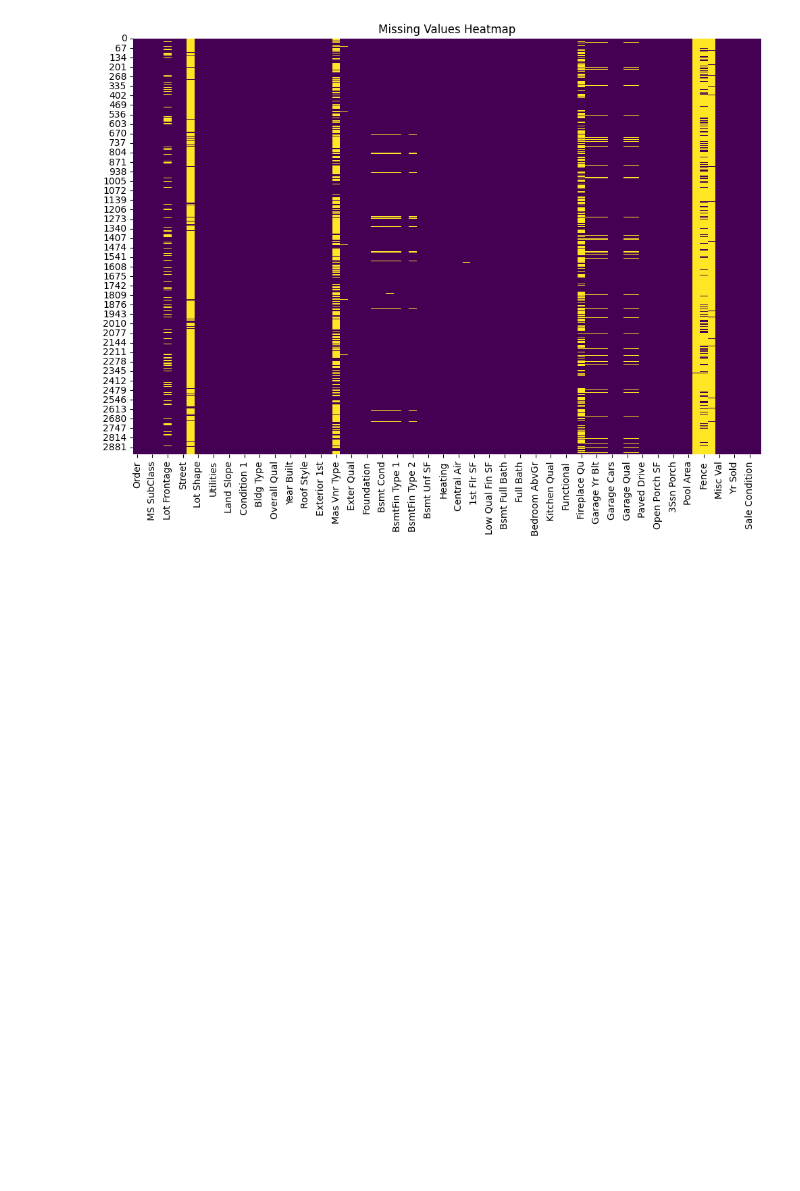
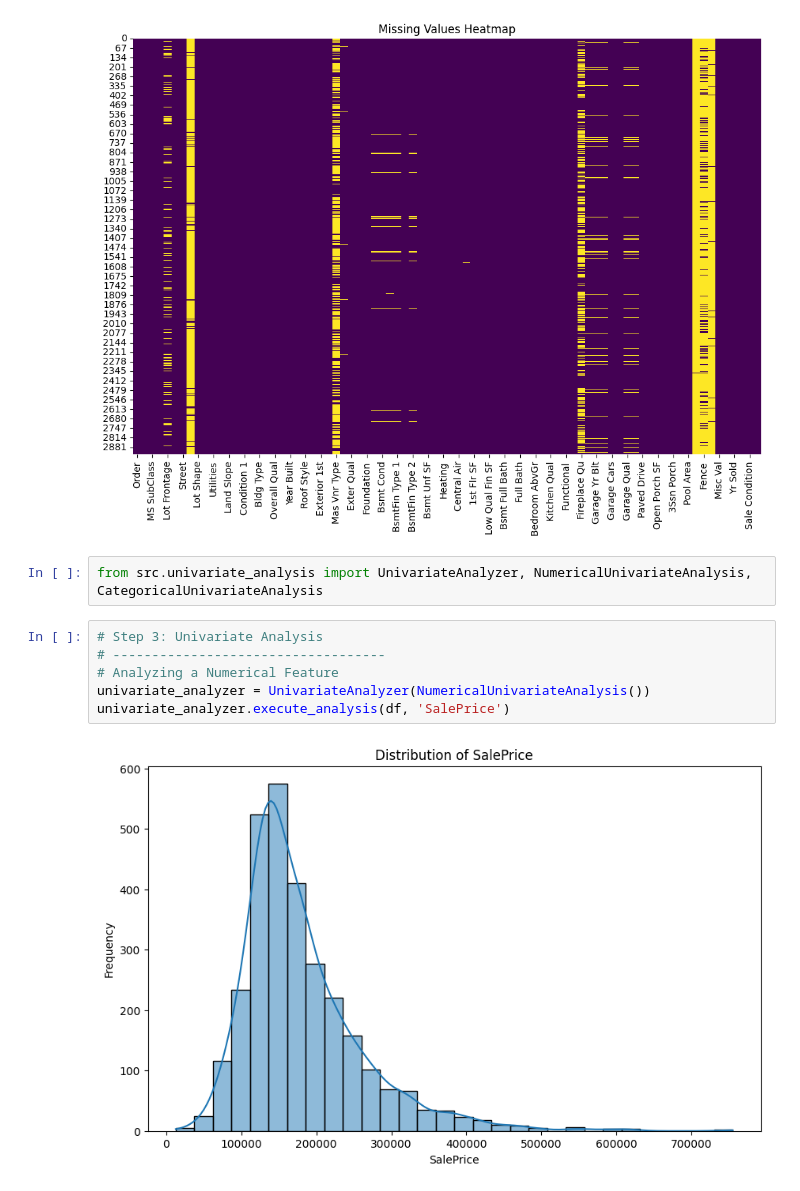
Before and after one commit to rax02/ene-ml-chasis, a Jupyter notebook: analysis/EDA.ipynb, the cells around one changed output. Cells and saved outputs as stored; diff of their text form; blank space fills up the shorter version.

Commit message:
variate correlation analysis

```diff
--- a/analysis/EDA.ipynb
+++ b/analysis/EDA.ipynb
@@ -86,3 +86,13 @@ dtype: int64
 
 Visualizing Missing Values...
 [figure]
+# %%
+from src.univariate_analysis import UnivariateAnalyzer, NumericalUnivariateAnalysis, CategoricalUnivariateAnalysis
+# %%
+# Step 3: Univariate Analysis
+# -----------------------------------
+# Analyzing a Numerical Feature
+univariate_analyzer = UnivariateAnalyzer(NumericalUnivariateAnalysis())
+univariate_analyzer.execute_analysis(df, 'SalePrice')
+# %% [output]
+[figure, added]
```
Also changed, not shown: parts of 6 cells of this notebook, 3 other files.
